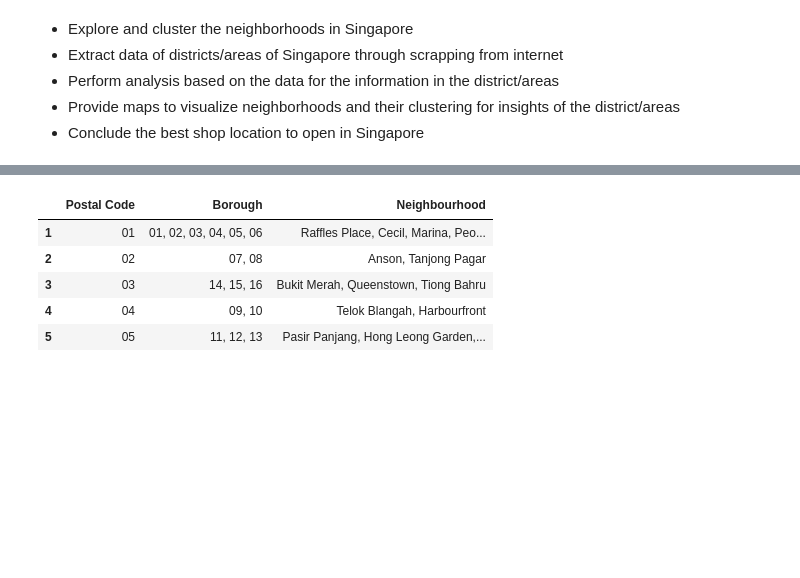
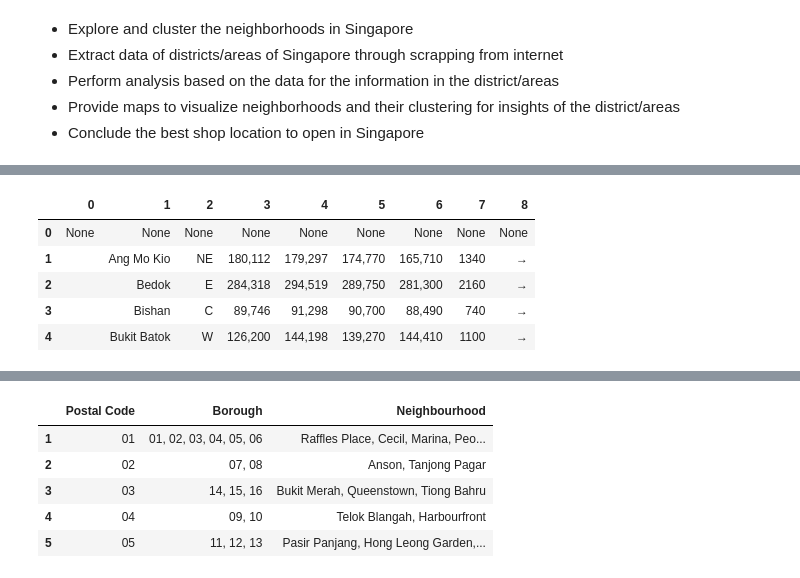
Before and after one commit to b3n12/Coursera_Capstone, a Jupyter notebook: Open Coffee Shop in Singapore - Part 3.ipynb, the cells around one changed output, grey strips where cells are left out. Saved outputs shown, nothing was run; the diff lists cells and outputs as text; code cells hidden in the pictures; blank space fills up the shorter version.

```diff
--- a/Open Coffee Shop in Singapore - Part 3.ipynb
+++ b/Open Coffee Shop in Singapore - Part 3.ipynb
@@ -78,12 +61,12 @@ Successfully installed beautifulsoup4-4.8.0 bs4-0.0.1 soupsieve-1.9.2
 # ctx.check_hostname = False
 # ctx.verify_mode = ssl.CERT_NONE
 
-src = requests.get('https://en.wikipedia.org/wiki/Postal_codes_in_Singapore').text
-soup = BeautifulSoup(src, 'html5lib')
+source = requests.get('http://www.citypopulation.de/Singapore-Regions.html').text
+soup = BeautifulSoup(source, 'html5lib')
 # %%
-wikiTable = soup.find('table',{'class':'wikitable'})
-wikiTable_rows = wikiTable.find_all('tr')
+table = soup.find('table', id="ts")
+table_rows = table.find_all('tr')
 # %%
 dataExtracted = []
-for row in wikiTable_rows:
+for row in table_rows:
     dataExtracted.append([t.text.strip() for t in row.find_all('td')])
@@ -106,0 +73,3 @@ memory usage: 896.0+ bytes
+# %%
+df = pd.DataFrame(dataExtracted)
+df.info()
@@ -106,0 +91,9 @@ memory usage: 896.0+ bytes
+# %%
+df.head()
+# %% [output]
+|  | 0 | 1 | 2 | 3 | 4 | 5 | 6 | 7 | 8 |
+| 0 | None | None | None | None | None | None | None | None | None |
+| 1 |  | Ang Mo Kio | NE | 180,112 | 179,297 | 174,770 | 165,710 | 1340 | → |
+| 2 |  | Bedok | E | 284,318 | 294,519 | 289,750 | 281,300 | 2160 | → |
+| 3 |  | Bishan | C | 89,746 | 91,298 | 90,700 | 88,490 | 740 | → |
+| 4 |  | Bukit Batok | W | 126,200 | 144,198 | 139,270 | 144,410 | 1100 | → |
```
Also changed, not shown: parts of 20 cells of this notebook.
